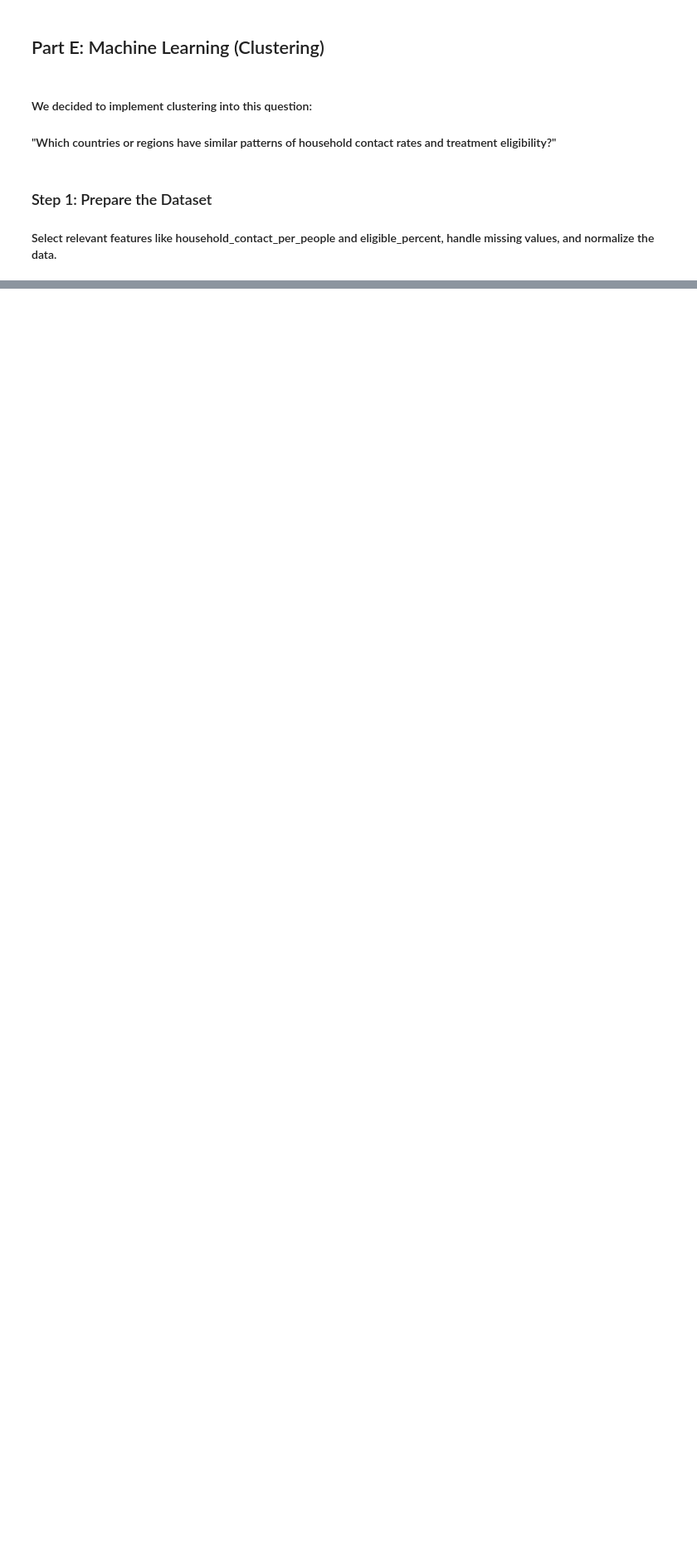
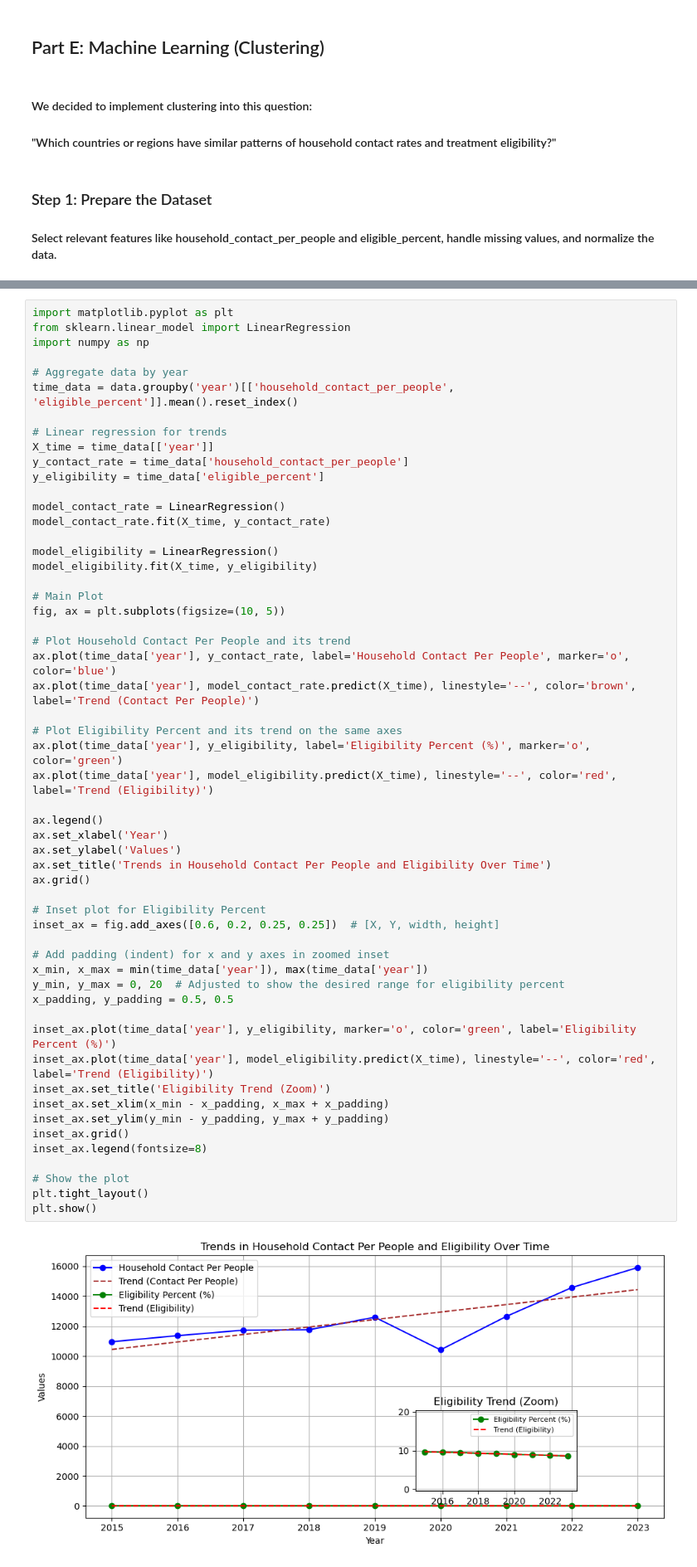
Before and after one commit to mnazhar13/DataAnalyticsProject, a Jupyter notebook: LTBI-estimates-Workbook.ipynb, the cells around one changed output, grey strips where cells are left out. Shown: that part at 83% size. Cells and saved outputs as stored; diff of their text form; blank space fills up the shorter version.

```diff
--- a/LTBI-estimates-Workbook.ipynb
+++ b/LTBI-estimates-Workbook.ipynb
@@ -843,0 +653,57 @@ For each cluster, summary statistics (mean, min, max) were calculated to analyze
+# %%
+import matplotlib.pyplot as plt
+from sklearn.linear_model import LinearRegression
+import numpy as np
+
+# Aggregate data by year
+time_data = data.groupby('year')[['household_contact_per_people', 'eligible_percent']].mean().reset_index()
+
+# Linear regression for trends
+X_time = time_data[['year']]
+y_contact_rate = time_data['household_contact_per_people']
+y_eligibility = time_data['eligible_percent']
+
+model_contact_rate = LinearRegression()
+model_contact_rate.fit(X_time, y_contact_rate)
+
+model_eligibility = LinearRegression()
+model_eligibility.fit(X_time, y_eligibility)
+
+# Main Plot
+fig, ax = plt.subplots(figsize=(10, 5))
+
+# Plot Household Contact Per People and its trend
+ax.plot(time_data['year'], y_contact_rate, label='Household Contact Per People', marker='o', color='blue')
+ax.plot(time_data['year'], model_contact_rate.predict(X_time), linestyle='--', color='brown', label='Trend (Contact Per People)')
+
+# Plot Eligibility Percent and its trend on the same axes
+ax.plot(time_data['year'], y_eligibility, label='Eligibility Percent (%)', marker='o', color='green')
+ax.plot(time_data['year'], model_eligibility.predict(X_time), linestyle='--', color='red', label='Trend (Eligibility)')
+
+ax.legend()
+ax.set_xlabel('Year')
+ax.set_ylabel('Values')
+ax.set_title('Trends in Household Contact Per People and Eligibility Over Time')
+ax.grid()
+
+# Inset plot for Eligibility Percent
+inset_ax = fig.add_axes([0.6, 0.2, 0.25, 0.25])  # [X, Y, width, height]
+
+# Add padding (indent) for x and y axes in zoomed inset
+x_min, x_max = min(time_data['year']), max(time_data['year'])
+y_min, y_max = 0, 20  # Adjusted to show the desired range for eligibility percent
+x_padding, y_padding = 0.5, 0.5
+
+inset_ax.plot(time_data['year'], y_eligibility, marker='o', color='green', label='Eligibility Percent (%)')
+inset_ax.plot(time_data['year'], model_eligibility.predict(X_time), linestyle='--', color='red', label='Trend (Eligibility)')
+inset_ax.set_title('Eligibility Trend (Zoom)')
+inset_ax.set_xlim(x_min - x_padding, x_max + x_padding)
+inset_ax.set_ylim(y_min - y_padding, y_max + y_padding)
+inset_ax.grid()
+inset_ax.legend(fontsize=8)
+
+# Show the plot
+plt.tight_layout()
+plt.show()
+# %% [output]
+[figure, added]
```
Also changed, not shown: parts of 26 cells of this notebook.
